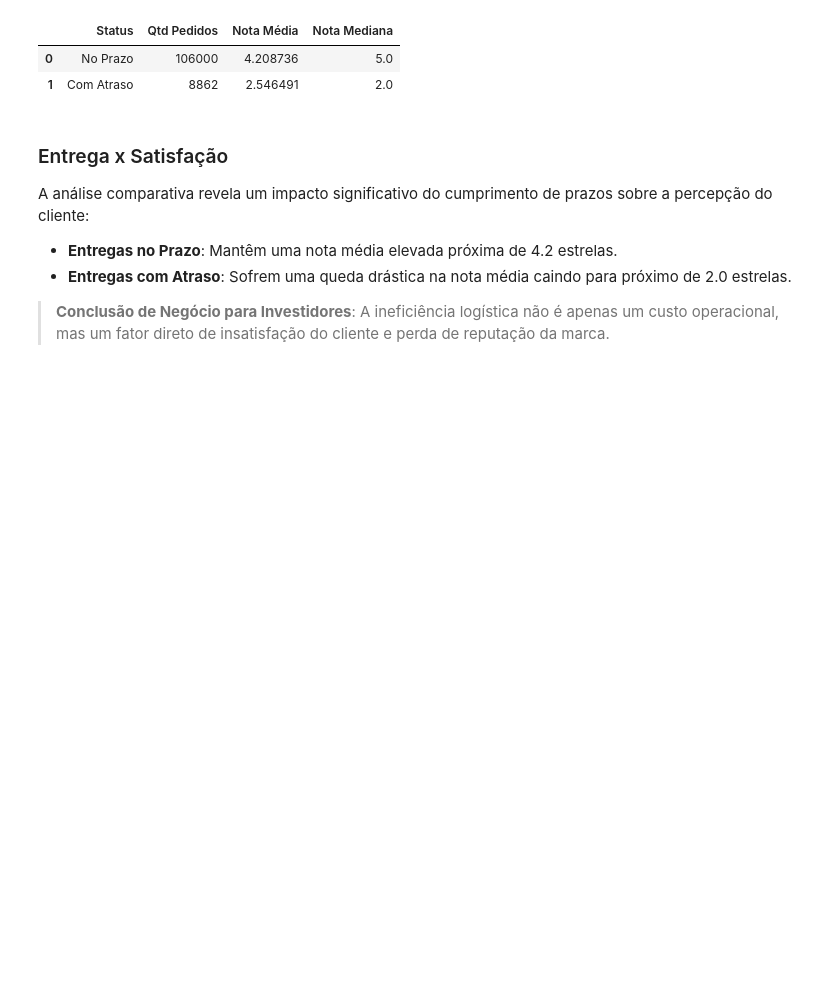
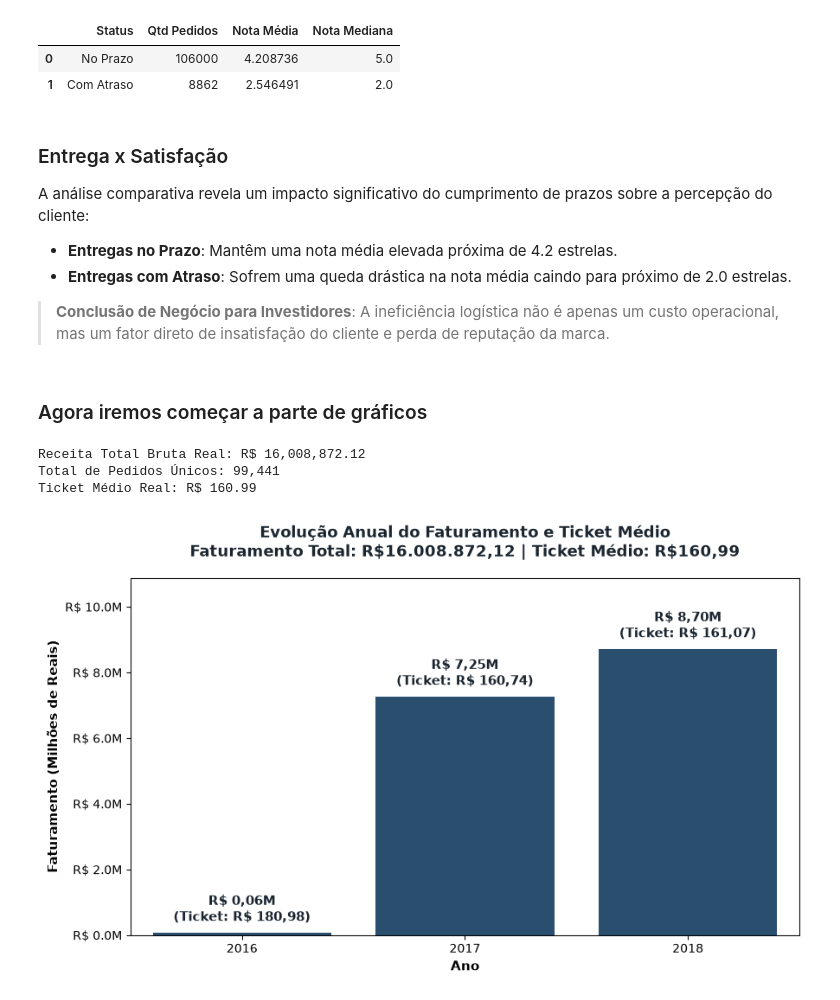
Before and after one commit to Maikonzitos/tech-challenge-01, a Jupyter notebook: notebooks/dados.ipynb, the cells around one changed output. Cells and saved outputs as stored; diff of their text form; code cells hidden in the pictures; blank space fills up the shorter version.

```diff
--- a/notebooks/dados.ipynb
+++ b/notebooks/dados.ipynb
@@ -243,3 +226,21 @@ A análise comparativa revela um impacto significativo do cumprimento de prazos
 * **Entregas com Atraso**: Sofrem uma queda drástica na nota média caindo para próximo de 2.0 estrelas.
 
 > **Conclusão de Negócio para Investidores**: A ineficiência logística não é apenas um custo operacional, mas um fator direto de insatisfação do cliente e perda de reputação da marca.
+# %% [markdown]
+### Agora iremos começar a parte de gráficos
+# %%
+# agrupando os pagamentos por pedido unico para garantir integridade
+pagamentos_por_pedido = order_payments.groupby('order_id')['payment_value'].sum().reset_index()
+
+# configuracao das variaveis
+receita_total_real = pagamentos_por_pedido['payment_value'].sum()
+total_pedidos_unicos = orders['order_id'].nunique()
+ticket_medio_real = receita_total_real / total_pedidos_unicos
+
+print(f"Receita Total Bruta Real: R$ {receita_total_real:,.2f}")
+print(f"Total de Pedidos Únicos: {total_pedidos_unicos:,}")
+print(f"Ticket Médio Real: R$ {ticket_medio_real:,.2f}")
+# %% [output]
+Receita Total Bruta Real: R$ 16,008,872.12
+Total de Pedidos Únicos: 99,441
+Ticket Médio Real: R$ 160.99
@@ -245,0 +274,46 @@ A análise comparativa revela um impacto significativo do cumprimento de prazos
+# %%
+# grafico
+plt.figure(figsize=(9, 5.5))
+ax = sns.barplot(
+    data=faturamento_anual,
+    x='ano',
+    y='receita',
+    color='#1f4e79'
+)
+
+plt.title(
+    f"Evolução Anual do Faturamento e Ticket Médio\n"
+    f"Faturamento Total: R\$16.008.872,12 | Ticket Médio: R$160,99",
+    fontsize=13,
+    fontweight='bold',
+    pad=18,
+    color='#1b2631'
+)
+plt.xlabel('Ano', fontsize=11, fontweight='bold')
+plt.ylabel('Faturamento (Milhões de Reais)', fontsize=11, fontweight='bold')
+
+# formatando o eixo Y para R$ X.X M (foi dificil)
+ax.yaxis.set_major_formatter(ticker.FuncFormatter(lambda x, pos: f'R$ {x*1e-6:.1f}M'))
+
+# adicionando a legenda com receita e ticket medio no topo das barras
+for index, row in faturamento_anual.iterrows():
+    rec_mi = f"R$ {row['receita']*1e-6:.2f}M".replace(".", ",")
+    tk_str = f"R$ {row['ticket_medio']:.2f}".replace(".", ",")
+    rotulo = f"{rec_mi}\n(Ticket: {tk_str})"
+
+    ax.text(
+        index,
+        row['receita'] + (receita_total * 0.015),
+        rotulo,
+        ha='center',
+        va='bottom',
+        fontsize=10.5,
+        fontweight='bold',
+        color='#1b2631'
+    )
+
+plt.ylim(0, faturamento_anual['receita'].max() * 1.25)
+plt.tight_layout()
+plt.show()
+# %% [output]
+[figure, added]
```
Also changed, not shown: parts of 35 cells of this notebook.
